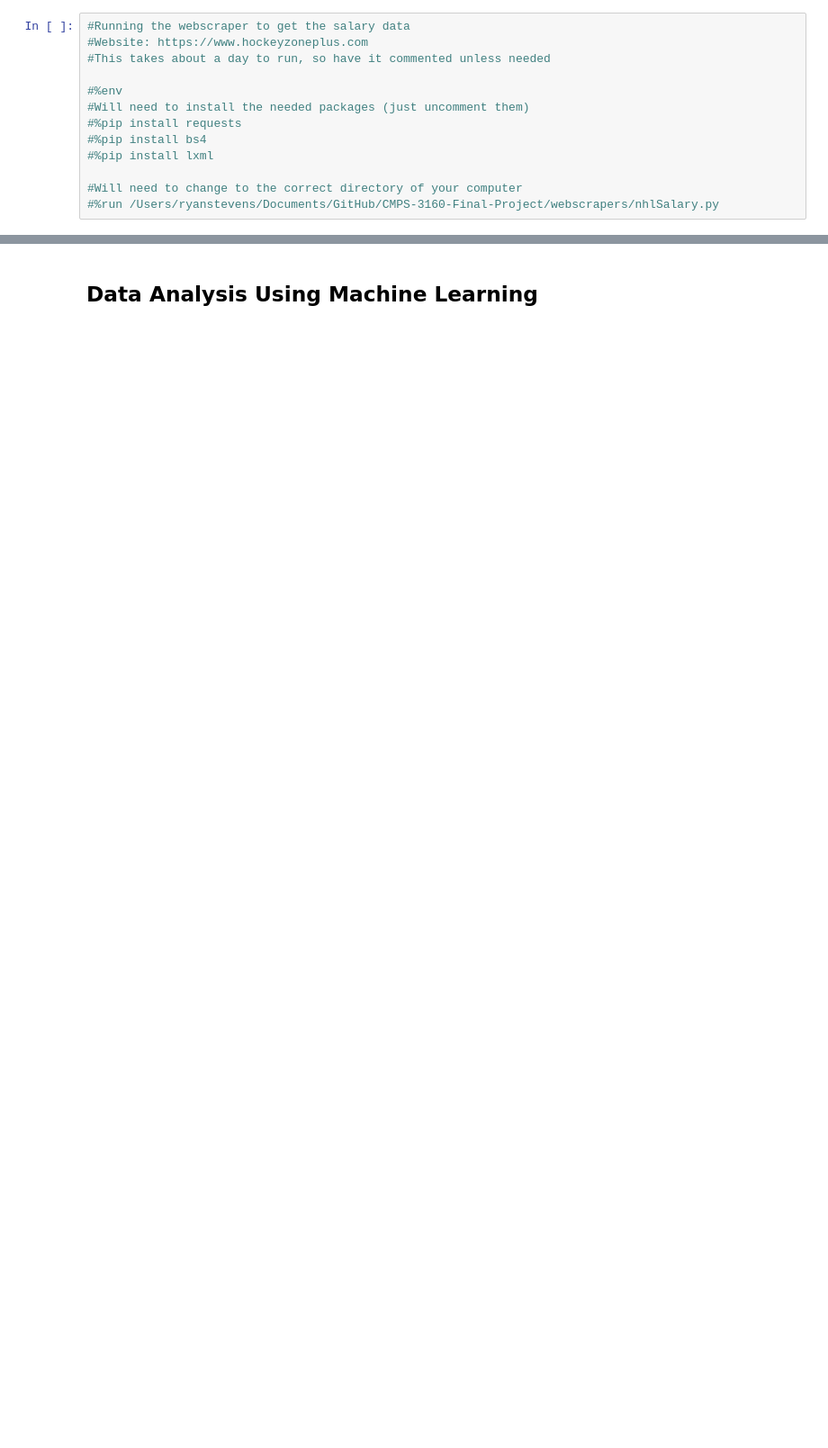
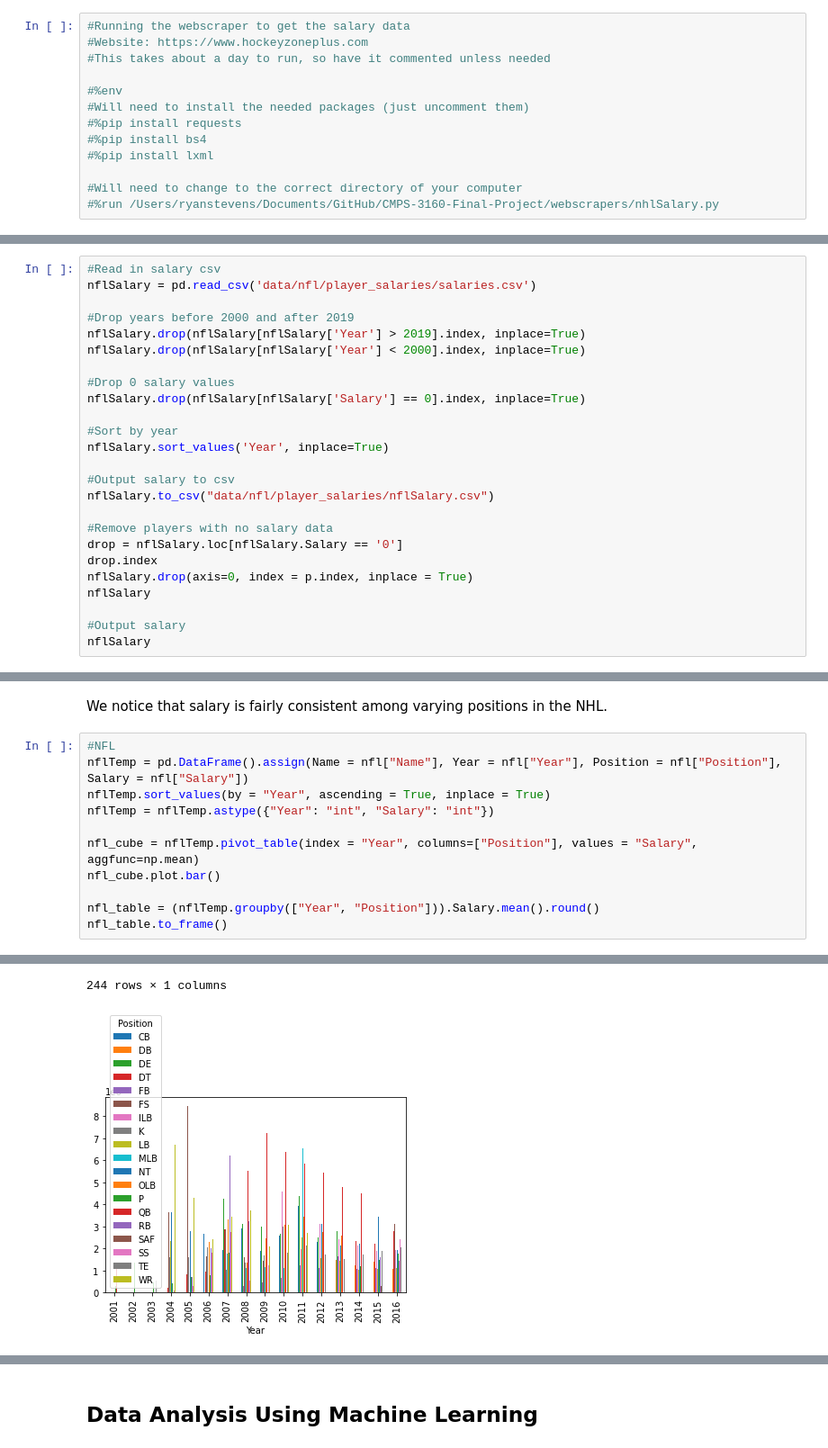
Before and after one commit to stevensryanw/stevensryanw.github.io, a Jupyter notebook: main.ipynb, the cells around one changed output, grey strips where cells are left out. Shown at 90% size. Drawn from its saved outputs; the diff is of its cells as text; blank space fills up the shorter version.

```diff
--- a/main.ipynb
+++ b/main.ipynb
@@ -465,0 +385,25 @@ nba_salEval.plot.line(
+# %%
+#Read in salary csv
+nflSalary = pd.read_csv('data/nfl/player_salaries/salaries.csv')
+
+#Drop years before 2000 and after 2019
+nflSalary.drop(nflSalary[nflSalary['Year'] > 2019].index, inplace=True)
+nflSalary.drop(nflSalary[nflSalary['Year'] < 2000].index, inplace=True)
+
+#Drop 0 salary values
+nflSalary.drop(nflSalary[nflSalary['Salary'] == 0].index, inplace=True)
+
+#Sort by year
+nflSalary.sort_values('Year', inplace=True)
+
+#Output salary to csv
+nflSalary.to_csv("data/nfl/player_salaries/nflSalary.csv")
+
+#Remove players with no salary data
+drop = nflSalary.loc[nflSalary.Salary == '0']
+drop.index
+nflSalary.drop(axis=0, index = p.index, inplace = True)
+nflSalary
+
+#Output salary
+nflSalary
@@ -465,0 +861,14 @@ nba_salEval.plot.line(
+# %% [markdown]
+We notice that salary is fairly consistent among varying positions in the NHL.
+# %%
+#NFL
+nflTemp = pd.DataFrame().assign(Name = nfl["Name"], Year = nfl["Year"], Position = nfl["Position"], Salary = nfl["Salary"])
+nflTemp.sort_values(by = "Year", ascending = True, inplace = True)
+nflTemp = nflTemp.astype({"Year": "int", "Salary": "int"})
+
+nfl_cube = nflTemp.pivot_table(index = "Year", columns=["Position"], values = "Salary", aggfunc=np.mean)
+nfl_cube.plot.bar()
+
+nfl_table = (nflTemp.groupby(["Year", "Position"])).Salary.mean().round()
+nfl_table.to_frame()
+# %% [output]
@@ -465,0 +888,2 @@ nba_salEval.plot.line(
+244 rows × 1 columns
+[figure, added]
```
Also changed, not shown: parts of 91 cells of this notebook, 20 other files.
